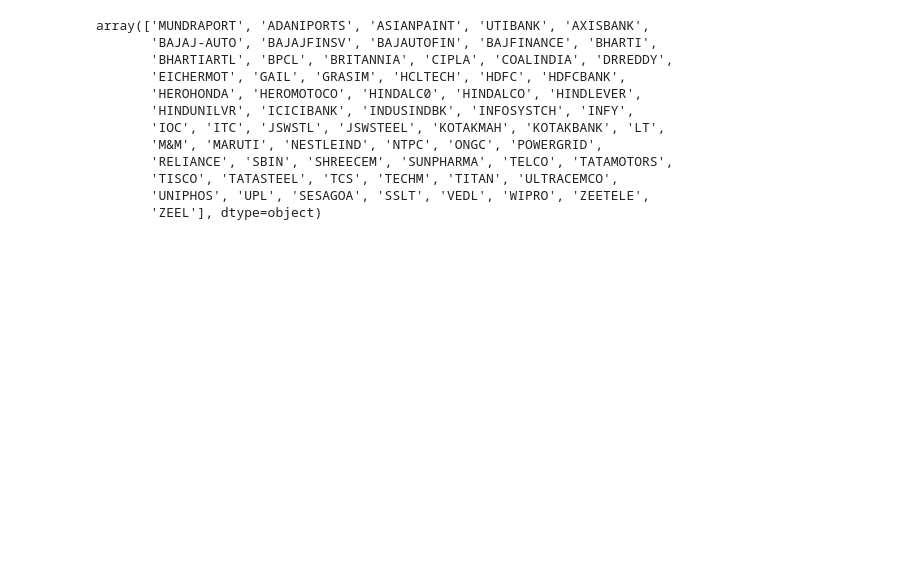
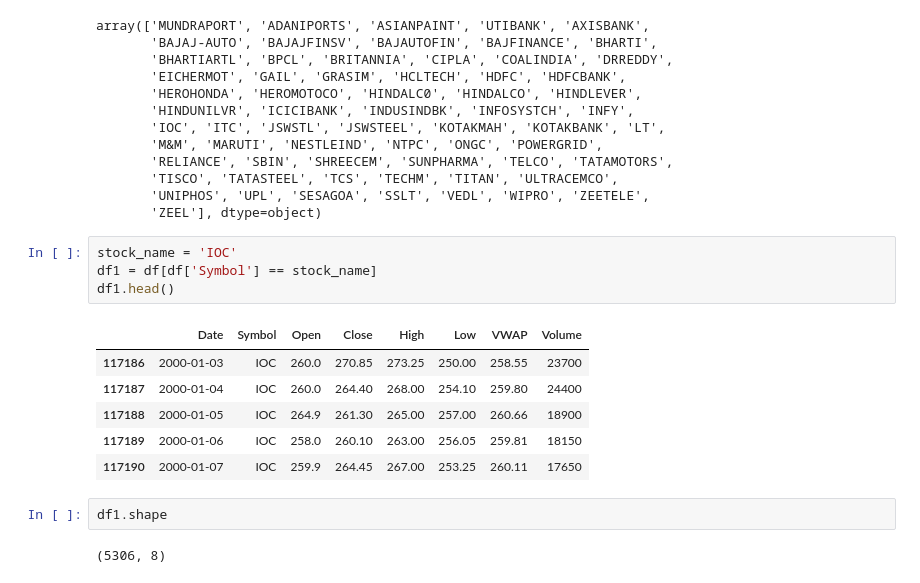
Before and after one commit to KOWSALYAAARU/test_app, a Jupyter notebook: Case_study_2.ipynb, the cells around one changed output. Drawn from its saved outputs; the diff is of its cells as text; blank space fills up the shorter version.

```diff
--- a/Case_study_2.ipynb
+++ b/Case_study_2.ipynb
@@ -140,3 +187,18 @@ array(['MUNDRAPORT', 'ADANIPORTS', 'ASIANPAINT', 'UTIBANK', 'AXISBANK',
        'TISCO', 'TATASTEEL', 'TCS', 'TECHM', 'TITAN', 'ULTRACEMCO',
        'UNIPHOS', 'UPL', 'SESAGOA', 'SSLT', 'VEDL', 'WIPRO', 'ZEETELE',
        'ZEEL'], dtype=object)
+# %%
+stock_name = 'IOC'
+df1 = df[df['Symbol'] == stock_name]
+df1.head()
+# %% [output]
+|  | Date | Symbol | Open | Close | High | Low | VWAP | Volume |
+| 117186 | 2000-01-03 | IOC | 260.0 | 270.85 | 273.25 | 250.00 | 258.55 | 23700 |
+| 117187 | 2000-01-04 | IOC | 260.0 | 264.40 | 268.00 | 254.10 | 259.80 | 24400 |
+| 117188 | 2000-01-05 | IOC | 264.9 | 261.30 | 265.00 | 257.00 | 260.66 | 18900 |
+| 117189 | 2000-01-06 | IOC | 258.0 | 260.10 | 263.00 | 256.05 | 259.81 | 18150 |
+| 117190 | 2000-01-07 | IOC | 259.9 | 264.45 | 267.00 | 253.25 | 260.11 | 17650 |
+# %%
+df1.shape
+# %% [output]
+(5306, 8)
```
Also changed, not shown: parts of 9 cells of this notebook.
